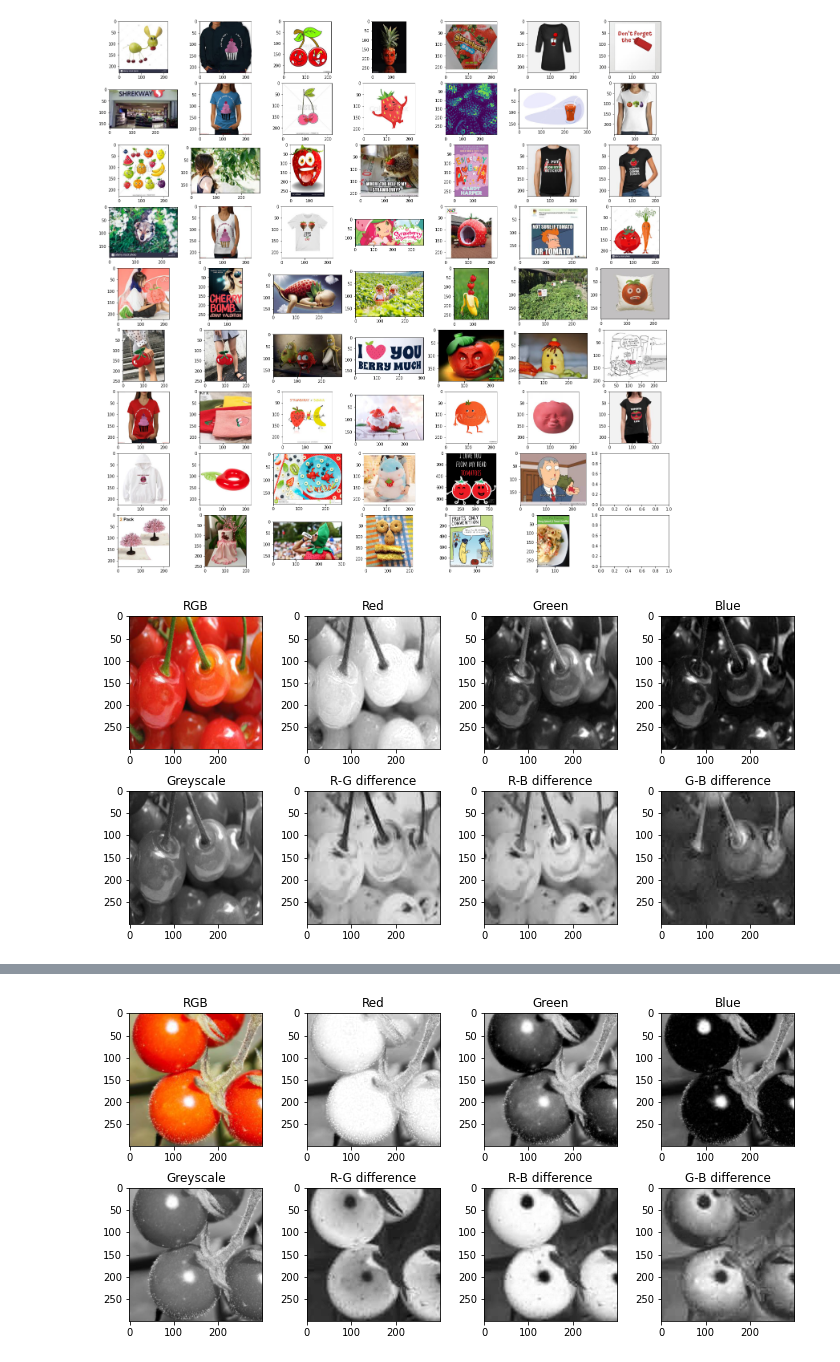
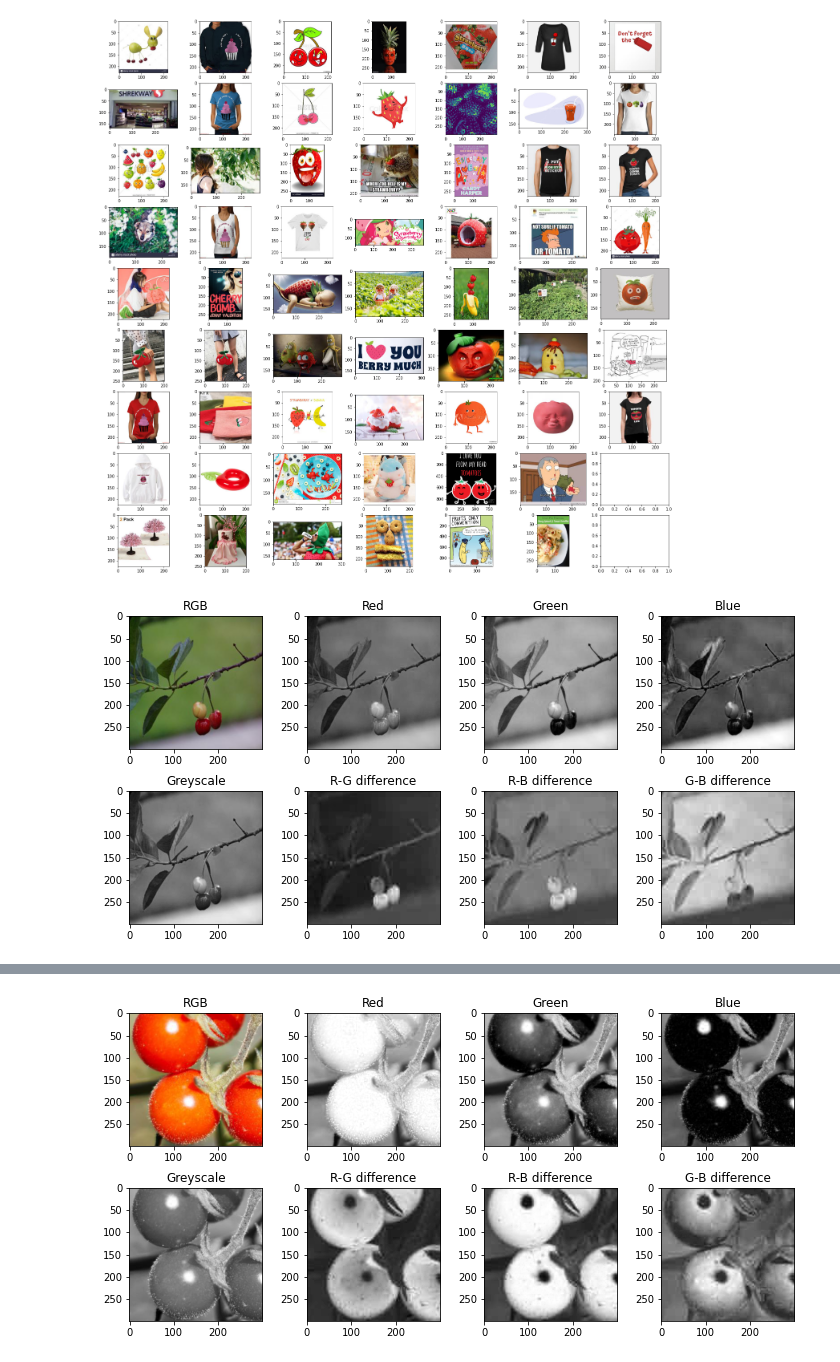
Before and after one commit to johnielb/FruitNet, a Jupyter notebook: eda.ipynb, the cells around one changed output, grey strips where cells are left out. Cells and saved outputs as stored; diff of their text form; code cells hidden in the pictures.

```diff
--- a/eda.ipynb
+++ b/eda.ipynb
@@ -118,7 +114,7 @@ def plot_image_channels(img_tensor):
     show_channel(gb_diff, ax[1,3], title="G-B difference")
     fig.tight_layout()
 # %%
-plot_image_channels(X_train[y_train.index('cherry') + 6])
+plot_image_channels(X_train[y_train.index('cherry')])
 # %% [output]
-[figure, old version]
+[figure, new version]
 # %%
```
Also changed, not shown: parts of 3 cells of this notebook, 1 other file.
